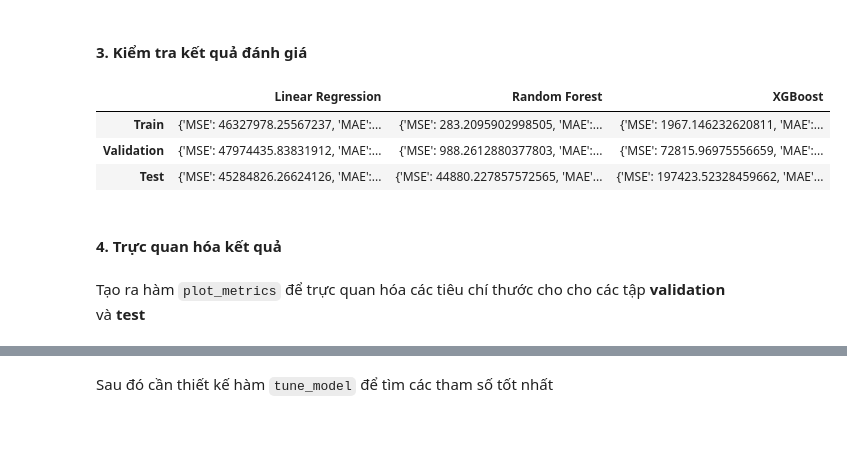
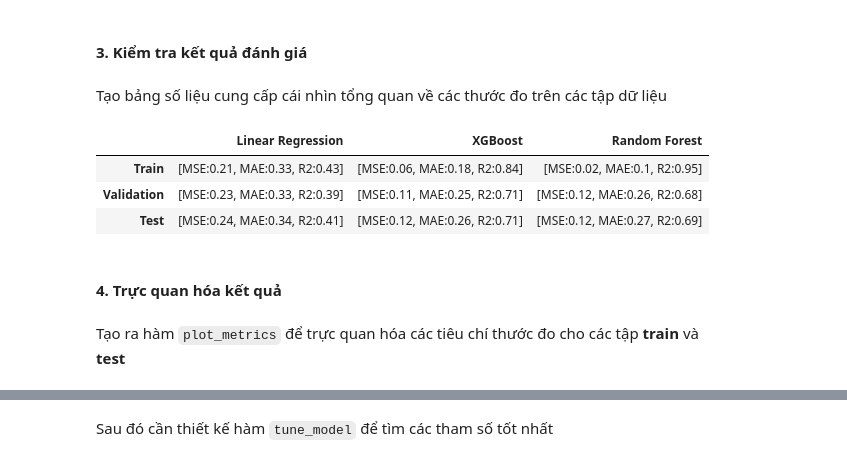
Before and after one commit to hahuy2004/FinalProject_IntroductionDS, a Jupyter notebook: Data_Modeling/data_modeling.ipynb, the cells around one changed output, grey strips where cells are left out. Cells and saved outputs as stored; diff of their text form; code cells hidden in the pictures; blank space fills up the shorter version.

```diff
--- a/Data_Modeling/data_modeling.ipynb
+++ b/Data_Modeling/data_modeling.ipynb
@@ -276,38 +344,33 @@ Training and evaluating XGBoost...
 Training and evaluating Random Forest...
 # %% [markdown]
 #### 3. Kiểm tra kết quả đánh giá
+# %% [markdown]
+Tạo bảng số liệu cung cấp cái nhìn tổng quan về các thước đo trên các tập dữ liệu
 # %%
 data = {}
 data['Linear Regression'] = {}
+data['XGBoost'] = {}
 data['Random Forest'] = {}
-data['XGBoost'] = {}
-
 for col in data.keys():
-    data[col]['Train'] = {}
-    data[col]['Validation'] = {}
-    data[col]['Test'] = {}
-
-data_set = ['Train','Validation','Test']
-
-for col in data.keys():
-    for dataset_name in data_set:
-        data[col][dataset_name] = str(results[col][dataset_name])
+    for dataset_name in ['Train','Validation','Test']:
+        data[col][dataset_name] = []
+        for metric in ['MSE','MAE','R2']:
+            data[col][dataset_name].append(f'{metric}:{round(evaluation_models[col][dataset_name][metric],2)}')
 
 # Tạo DataFrame từ danh sách
 dff = pd.DataFrame(data)
 
 pd.set_option('display.max_colwidth', None)  # Hiển thị đầy đủ nội dung trong mỗi ô
-
 dff
 # %% [output]
-|  | Linear Regression | Random Forest | XGBoost |
-| Train | {'MSE': 46327978.25567237, 'MAE':... | {'MSE': 283.2095902998505, 'MAE':... | {'MSE': 1967.146232620811, 'MAE':... |
-| Validation | {'MSE': 47974435.83831912, 'MAE':... | {'MSE': 988.2612880377803, 'MAE':... | {'MSE': 72815.96975556659, 'MAE':... |
-| Test | {'MSE': 45284826.26624126, 'MAE':... | {'MSE': 44880.227857572565, 'MAE'... | {'MSE': 197423.52328459662, 'MAE'... |
+|  | Linear Regression | XGBoost | Random Forest |
+| Train | [MSE:0.21, MAE:0.33, R2:0.43] | [MSE:0.06, MAE:0.18, R2:0.84] | [MSE:0.02, MAE:0.1, R2:0.95] |
+| Validation | [MSE:0.23, MAE:0.33, R2:0.39] | [MSE:0.11, MAE:0.25, R2:0.71] | [MSE:0.12, MAE:0.26, R2:0.68] |
+| Test | [MSE:0.24, MAE:0.34, R2:0.41] | [MSE:0.12, MAE:0.26, R2:0.71] | [MSE:0.12, MAE:0.27, R2:0.69] |
 # %% [markdown]
 #### 4. Trực quan hóa kết quả
 # %% [markdown]
-Tạo ra hàm `plot_metrics` để trực quan hóa các tiêu chí thước cho cho các tập **validation** và **test**
+Tạo ra hàm `plot_metrics` để trực quan hóa các tiêu chí thước đo cho các tập **train** và **test**
 # %%
 def plot_metrics(evaluation):
     """
```
Also changed, not shown: parts of 42 cells of this notebook.
